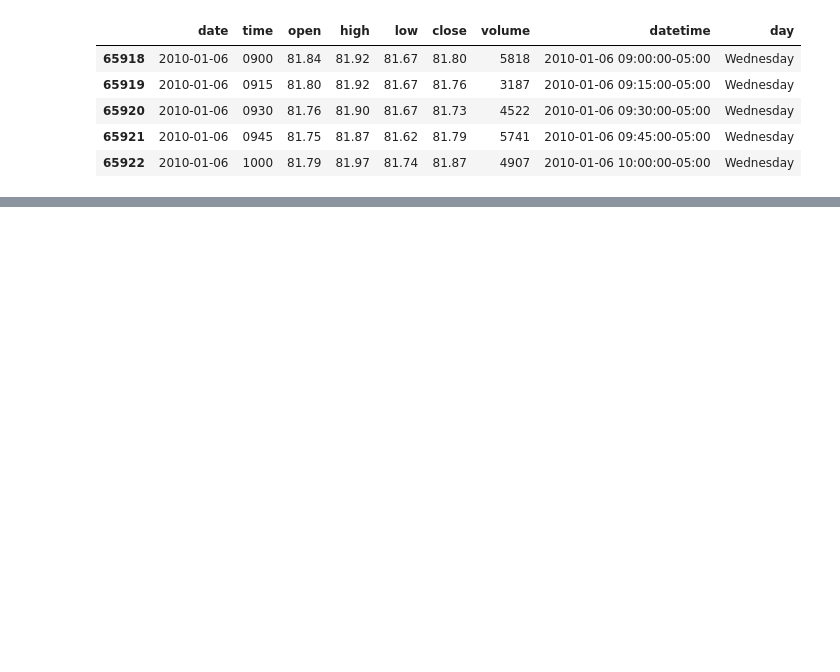
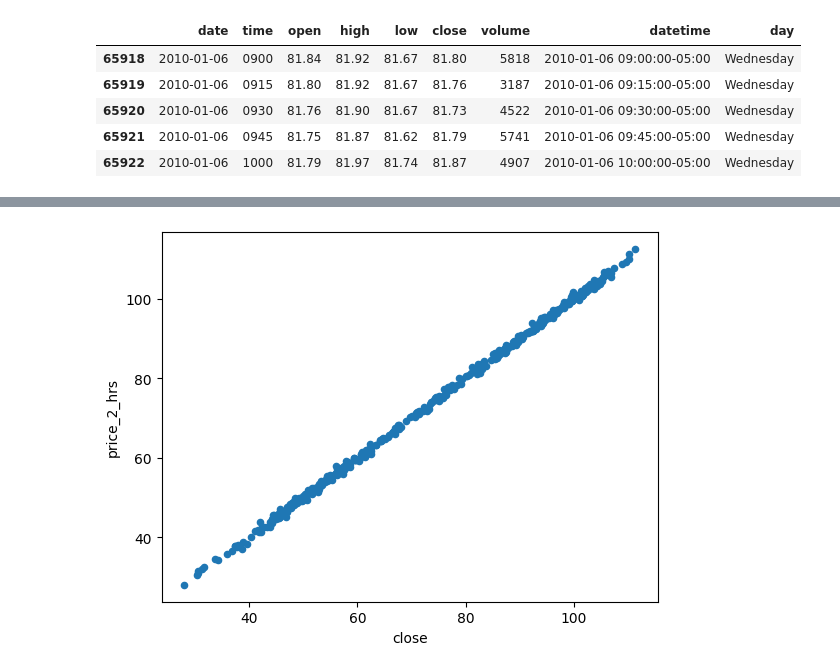
Before and after one commit to daQuincy/Takumi, a Jupyter notebook: 003 - wednesday_anomaly.ipynb, the cells around one changed output, grey strips where cells are left out. Saved outputs shown, nothing was run; the diff lists cells and outputs as text; code cells hidden in the pictures; blank space fills up the shorter version.

```diff
--- a/003 - wednesday_anomaly.ipynb
+++ b/003 - wednesday_anomaly.ipynb
@@ -167,0 +257,4 @@ df_result[df_result['z_score'].abs() >= 1.5].to_csv('./outputs/wednesday_anomaly
+# %%
+scatter_plot(df_result, 'close', 'price_2_hrs')
+# %% [output]
+[figure, added]
```
Also changed, not shown: parts of 13 cells of this notebook, 1 other file.
